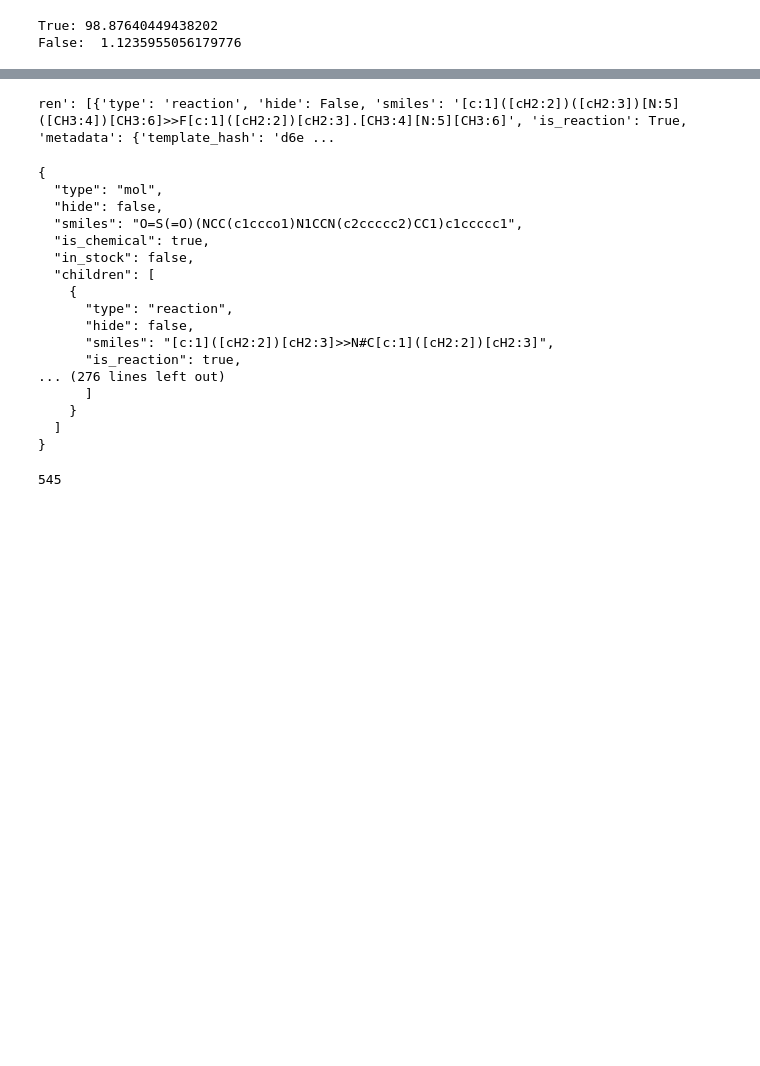
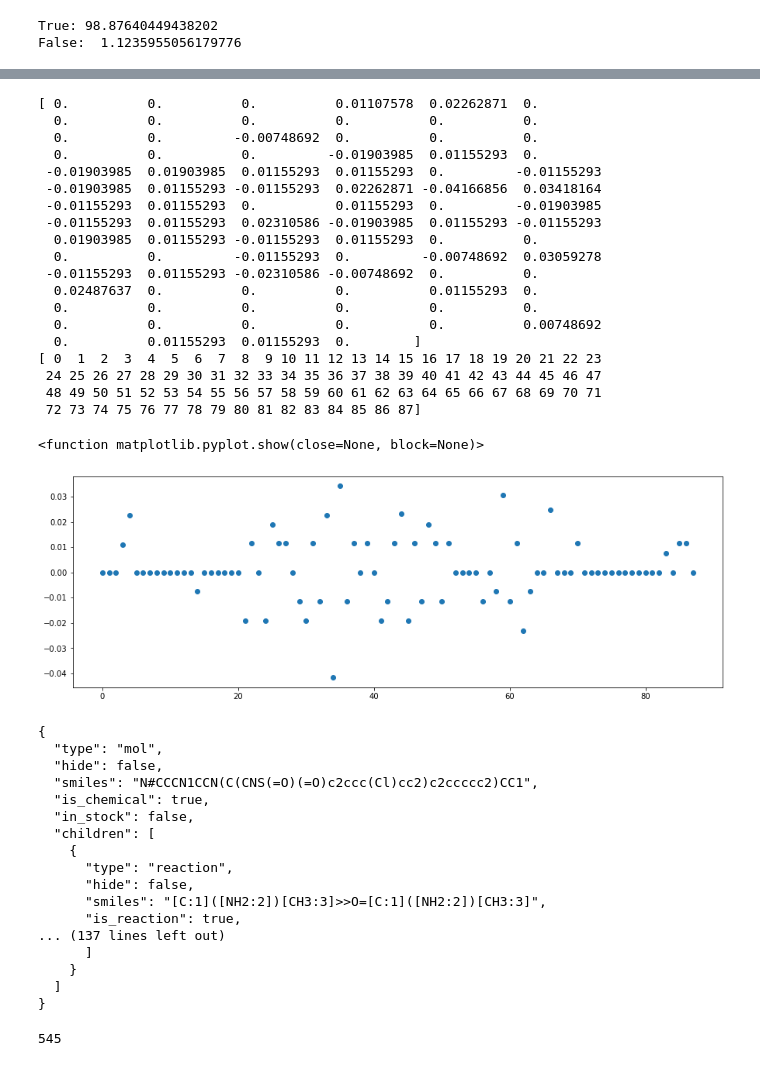
Before and after one commit to m-mokaya/aizynthfinder, a Jupyter notebook: Maranga/Notebooks/reaction_novelty.ipynb, the cells around one changed output, grey strips where cells are left out. Saved outputs shown, nothing was run; the diff lists cells and outputs as text; code cells hidden in the pictures; blank space fills up the shorter version.

```diff
--- a/Maranga/Notebooks/reaction_novelty.ipynb
+++ b/Maranga/Notebooks/reaction_novelty.ipynb
@@ -62,3 +103,37 @@ False:  1.1235955056179776
+# %%
+import numpy as np
+import matplotlib.pyplot as plt
+
++
+print(y)
+x = np.arange(len(top_score))
+print(x)
+
+plt.figure(figsize=(15, 5))
+plt.scatter(x,y)
+plt.show
+# %% [output]
+[ 0.          0.          0.          0.01107578  0.02262871  0.
+  0.          0.          0.          0.          0.          0.
+  0.          0.         -0.00748692  0.          0.          0.
+  0.          0.          0.         -0.01903985  0.01155293  0.
+ -0.01903985  0.01903985  0.01155293  0.01155293  0.         -0.01155293
+ -0.01903985  0.01155293 -0.01155293  0.02262871 -0.04166856  0.03418164
+ -0.01155293  0.01155293  0.          0.01155293  0.         -0.01903985
+ -0.01155293  0.01155293  0.02310586 -0.01903985  0.01155293 -0.01155293
+  0.01903985  0.01155293 -0.01155293  0.01155293  0.          0.
+  0.          0.         -0.01155293  0.         -0.00748692  0.03059278
+ -0.01155293  0.01155293 -0.02310586 -0.00748692  0.          0.
+  0.02487637  0.          0.          0.          0.01155293  0.
+  0.          0.          0.          0.          0.          0.
+  0.          0.          0.          0.          0.          0.00748692
+  0.          0.01155293  0.01155293  0.        ]
+[ 0  1  2  3  4  5  6  7  8  9 10 11 12 13 14 15 16 17 18 19 20 21 22 23
+ 24 25 26 27 28 29 30 31 32 33 34 35 36 37 38 39 40 41 42 43 44 45 46 47
+ 48 49 50 51 52 53 54 55 56 57 58 59 60 61 62 63 64 65 66 67 68 69 70 71
+ 72 73 74 75 76 77 78 79 80 81 82 83 84 85 86 87]
+<function matplotlib.pyplot.show(close=None, block=None)>
+[figure, added]
 # %%
 from aizynthfinder.analysis import ReactionTree
 
@@ -67,9 +142,7 @@ all_solved_trees = solved_data.trees.values
 all_unsolved_trees = unsolved_data.trees.values
 first_molecule_tree = all_trees[0]
 
-print(first_molecule_tree)
+#print(first_molecule_tree)
-# %% [output]
-ren': [{'type': 'reaction', 'hide': False, 'smiles': '[c:1]([cH2:2])([cH2:3])[N:5]([CH3:4])[CH3:6]>>F[c:1]([cH2:2])[cH2:3].[CH3:4][N:5][CH3:6]', 'is_reaction': True, 'metadata': {'template_hash': 'd6e ...
 # %%
 json_results = []
 solved_json_results = []
@@ -99,21 +172,21 @@ data = {
 with open('/data/localhost/not-backed-up/mokaya/exscientia/aizynthfinder/Maranga/experiments/explore/results/tg1_std_solved.json', 'w') as outfile:
     json.dump(data, outfile)
 # %%
-print(solved_json_results[2])
+print(solved_json_results[161])
 # %% [output]
 {
   "type": "mol",
   "hide": false,
-  "smiles": "O=S(=O)(NCC(c1ccco1)N1CCN(c2ccccc2)CC1)c1ccccc1",
+  "smiles": "N#CCCN1CCN(C(CNS(=O)(=O)c2ccc(Cl)cc2)c2ccccc2)CC1",
   "is_chemical": true,
   "in_stock": false,
   "children": [
     {
       "type": "reaction",
       "hide": false,
-      "smiles": "[c:1]([cH2:2])[cH2:3]>>N#C[c:1]([cH2:2])[cH2:3]",
+      "smiles": "[C:1]([NH2:2])[CH3:3]>>O=[C:1]([NH2:2])[CH3:3]",
       "is_reaction": true,
-... (276 lines left out)
+... (137 lines left out)
       ]
     }
   ]
```
Also changed, not shown: parts of 4 cells of this notebook, 13 other files.
